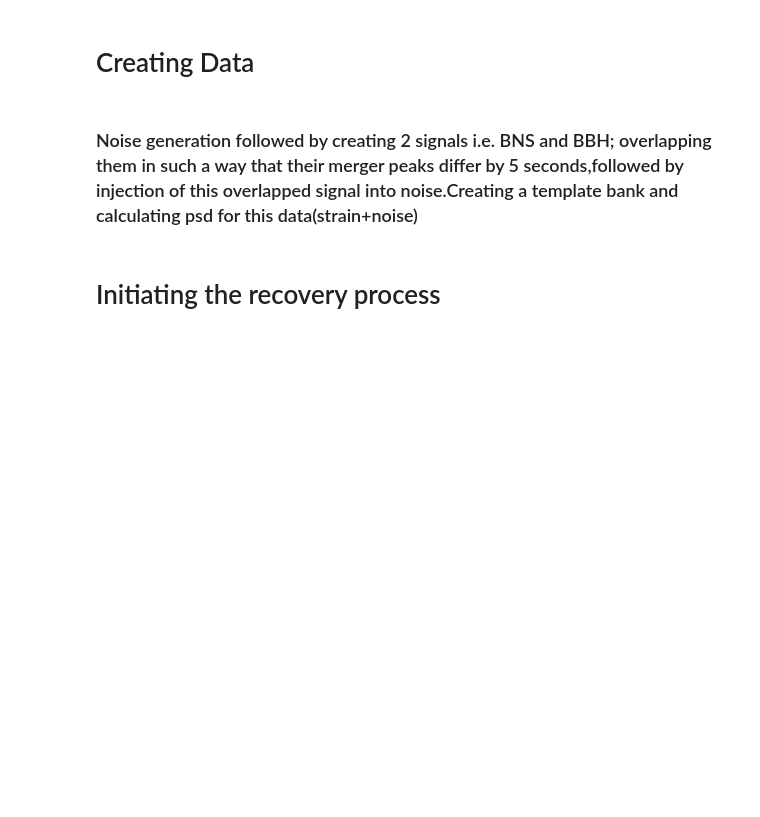
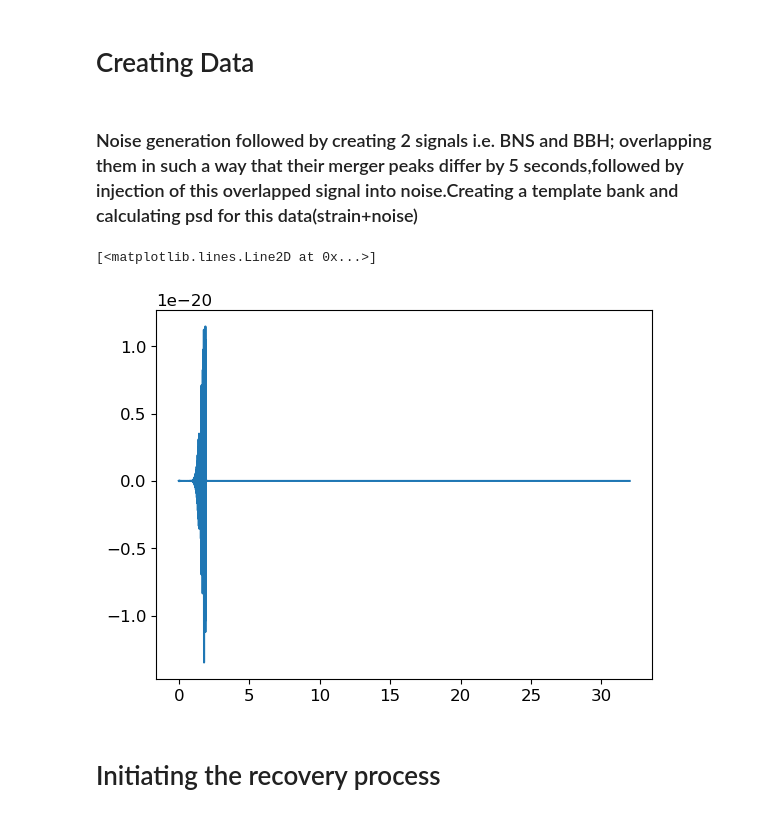
Before and after one commit to kajolshelke/Project, a Jupyter notebook: Iterative_recovery_temp6.ipynb, the cells around one changed output. Drawn from its saved outputs; the diff is of its cells as text; code cells hidden in the pictures; blank space fills up the shorter version.

```diff
--- a/Iterative_recovery_temp6.ipynb
+++ b/Iterative_recovery_temp6.ipynb
@@ -377,16 +375,22 @@ def align_sub(m1_1,m2_1,time_1,snrp_1,data,psd):
 # %%
 noise = gen_noise(False)
 
-h1_bns = gen_waveform('TaylorF2',1.4,1.3,0.05,0.05,350,0.0,"BNS")
+h1_bns = gen_waveform('IMRPhenomPv2',20,30,0.05,0.05,50.00,0.0,"BNS")
 
-h1_bbh = gen_waveform('IMRPhenomPv2',30,40,0.8,0.8,5500,0.0,"BBH")
+h1_bbh = gen_waveform('IMRPhenomPv2',30,40,0.8,0.8,55.00,0.0,"BBH")
 
-ht_total,h1_bbh = overlap(h1_bns,h1_bbh,5)
+ht_total,h1_bbh = overlap(h1_bns,h1_bbh,0.1)
 
 ts1 = inject(ht_total,noise)
 
-bns_templates = template_bank(1.4,1.3,0.25,3)
+bns_templates = template_bank(20,30,10,3)
 
 bbh_templates = template_bank(30,40,10,3)
 
 psd1 = psd_data(ts1)
+# %%
+ht_total.plot()
+# h1_bbh.plot()
+# %% [output]
+[<matplotlib.lines.Line2D at 0x...>]
+[figure, added]
```
Also changed, not shown: parts of 20 cells of this notebook, 1 other file.
